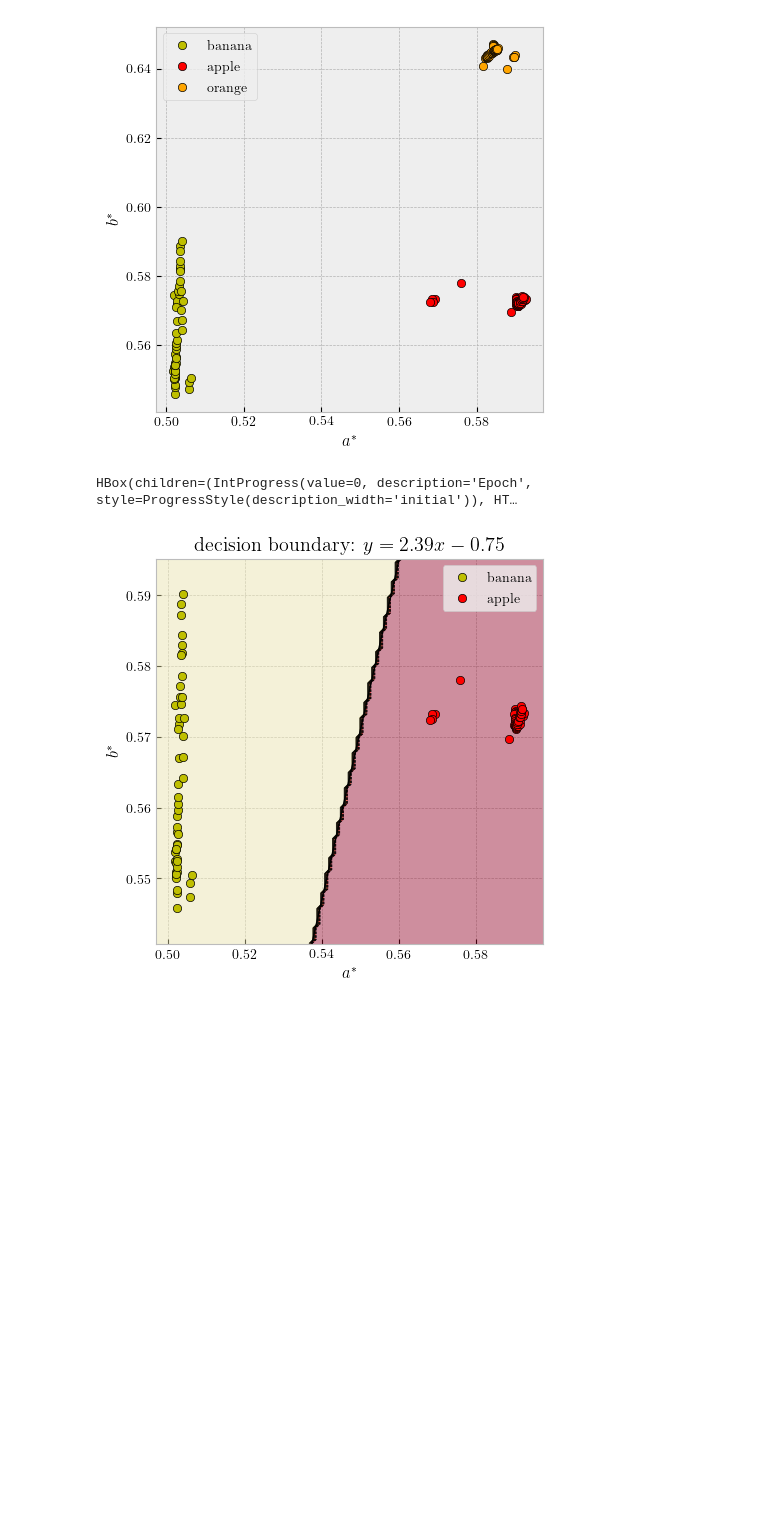
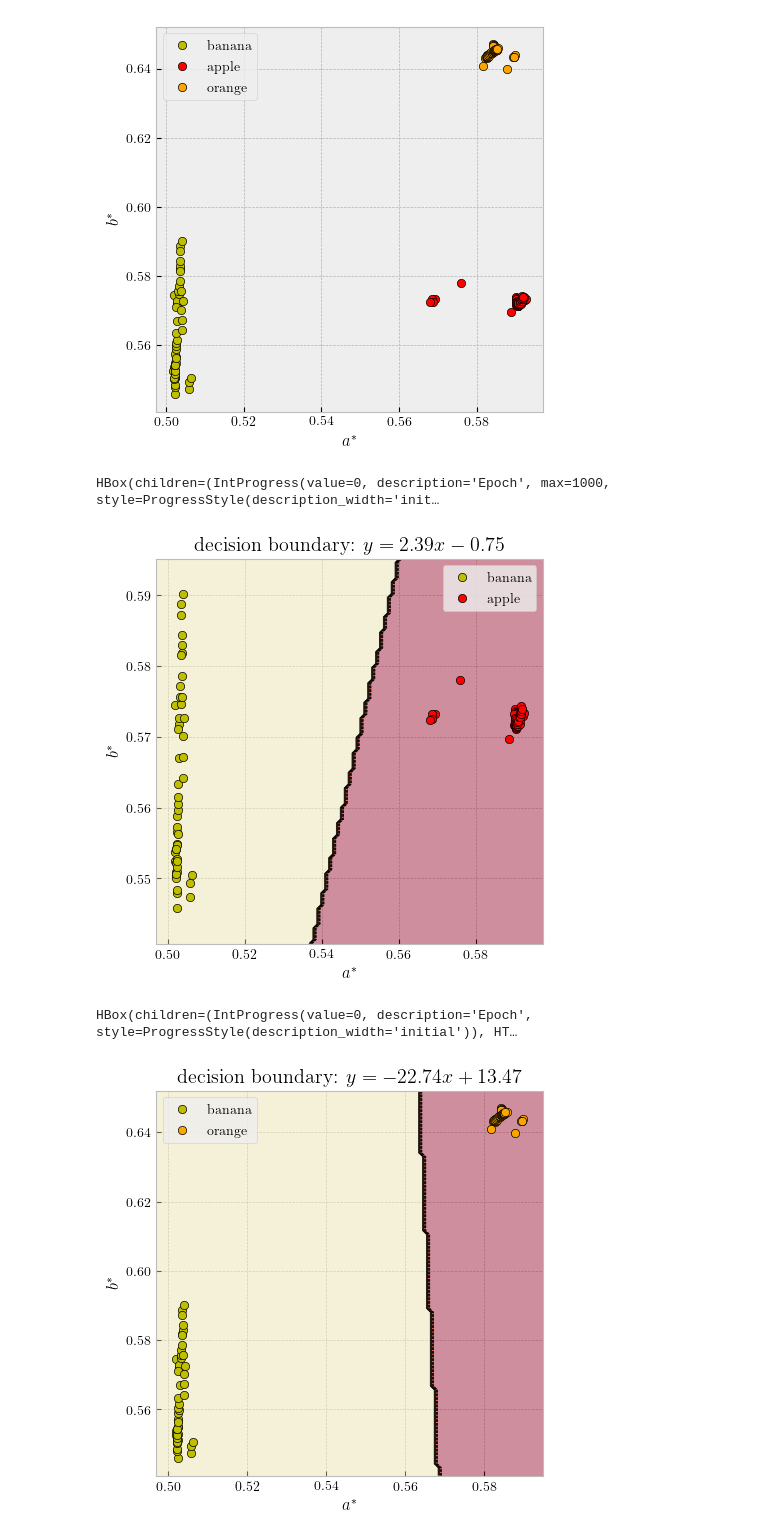
Before and after one commit to kvdomingo/AP186, a Jupyter notebook: Activity 13/186-13.ipynb, the cells around one changed output. Cells and saved outputs as stored; diff of their text form; code cells hidden in the pictures; blank space fills up the shorter version.

```diff
--- a/Activity 13/186-13.ipynb
+++ b/Activity 13/186-13.ipynb
@@ -106,10 +108,13 @@ y = np.hstack((np.tile([1], 50), np.tile([-1], 50))).T
-# %%
-mcp = MCPerceptron(x1.shape, y.shape, epochs=100, lr=1e-1)
-mcp.train(x1, y)
-W = mcp.get_weights()
-# %% [output]
-HBox(children=(IntProgress(value=0, description='Epoch', style=ProgressStyle(description_width='initial')), HT…
+# %%
+bounds = np.zeros(3, object)
 # %%
+x = np.hstack(([ban_a, ban_b], [app_a, app_b])).T
+x = np.column_stack((np.ones(x.shape[0]), x))
+y = np.hstack((np.tile([1], 50), np.tile([-1], 50))).T
+mcp = MCPerceptron(x.shape, y.shape, epochs=1000, lr=1e-1)
+mcp.train(x, y)
+W = mcp.get_weights()
+
 xmin, xmax = np.min((ban_a, app_a))-5e-3, np.max((ban_a, app_a))+5e-3
 ymin, ymax = np.min((ban_b, app_b))-5e-3, np.max((ban_b, app_b))+5e-3
 db_x = np.linspace(xmin, xmax, 100)
@@ -122,12 +127,12 @@ plt.contourf(xx, yy, Z, cmap='YlOrRd_r', alpha=0.4)
 plt.contour(xx, yy, Z, colors='k', linewidths=0.5)
 plt.plot(ban_a, ban_b, 'yo', mec='k', mew=0.5, label='banana')
 plt.plot(app_a, app_b, 'ro', mec='k', mew=0.5, label='apple')
-plt.plot(db_x, m*db_x+b, 'k-', lw=1)
 
 decision_boundary = mcp.get_line_params()
+bounds[0] = decision_boundary
 decision_title = 'decision boundary: $y = %.2fx + %.2f$' if decision_boundary[1] >= 0 \
                  else 'decision boundary: $y = %.2fx - %.2f$'
-plt.title(decision_title %tuple(np.abs(decision_boundary)))
+plt.title(decision_title %(decision_boundary[0], abs(decision_boundary[1])))
 plt.legend()
 plt.xlabel('$a^*$')
 plt.ylabel('$b^*$')
@@ -136,4 +141,41 @@ plt.ylim(ymin, ymax)
 # plt.savefig('ban-app_decision.png', dpi=300, bbox_inches='tight')
 plt.show()
 # %% [output]
+HBox(children=(IntProgress(value=0, description='Epoch', max=1000, style=ProgressStyle(description_width='init…
 [figure]
+# %%
+x = np.hstack(([ban_a, ban_b], [ora_a, ora_b])).T
+x = np.column_stack((np.ones(x.shape[0]), x))
+y = np.hstack((np.tile([1], 50), np.tile([-1], 50))).T
+mcp = MCPerceptron(x.shape, y.shape, epochs=100, lr=1e-1)
+mcp.train(x, y)
+W = mcp.get_weights()
+
+xmin, xmax = np.min((ban_a, ora_a))-5e-3, np.max((ban_a, ora_a))+5e-3
+ymin, ymax = np.min((ban_b, ora_b))-5e-3, np.max((ban_b, ora_b))+5e-3
+db_x = np.linspace(xmin, xmax, 100)
+db_y = np.linspace(ymin, ymax, 100)
+xx, yy = np.meshgrid(db_x, db_y)
+Z = mcp.predict(np.c_[np.ones_like(xx.ravel()), xx.ravel(), yy.ravel()])
+Z = Z.reshape(xx.shape)
+
+plt.contourf(xx, yy, Z, cmap='YlOrRd_r', alpha=0.4)
+plt.contour(xx, yy, Z, colors='k', linewidths=0.5)
+plt.plot(ban_a, ban_b, 'yo', mec='k', mew=0.5, label='banana')
+plt.plot(ora_a, ora_b, 'o', color='orange', mec='k', mew=0.5, label='orange')
+
+decision_boundary = mcp.get_line_params()
+bounds[1] = decision_boundary
+decision_title = 'decision boundary: $y = %.2fx + %.2f$' if decision_boundary[1] >= 0 \
+                 else 'decision boundary: $y = %.2fx - %.2f$'
+plt.title(decision_title %(decision_boundary[0], abs(decision_boundary[1])))
+plt.legend()
+plt.xlabel('$a^*$')
+plt.ylabel('$b^*$')
+plt.xlim(xmin, xmax)
+plt.ylim(ymin, ymax)
+# plt.savefig('ban-ora_decision.png', dpi=300, bbox_inches='tight')
+plt.show()
+# %% [output]
+HBox(children=(IntProgress(value=0, description='Epoch', style=ProgressStyle(description_width='initial')), HT…
+[figure, added]
```
Also changed, not shown: parts of 4 cells of this notebook, 10 other files.
